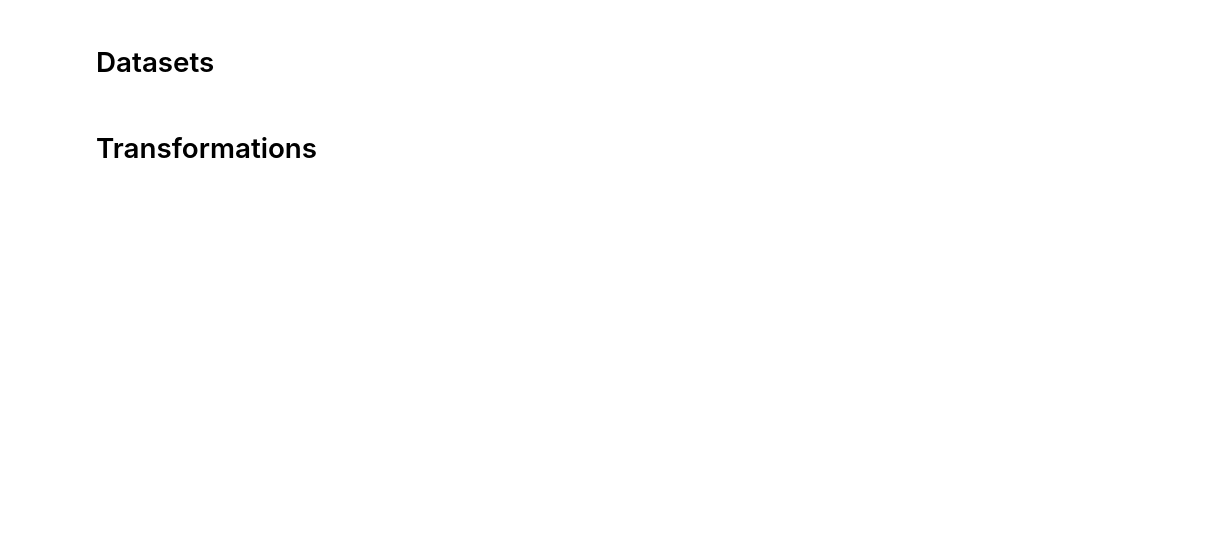
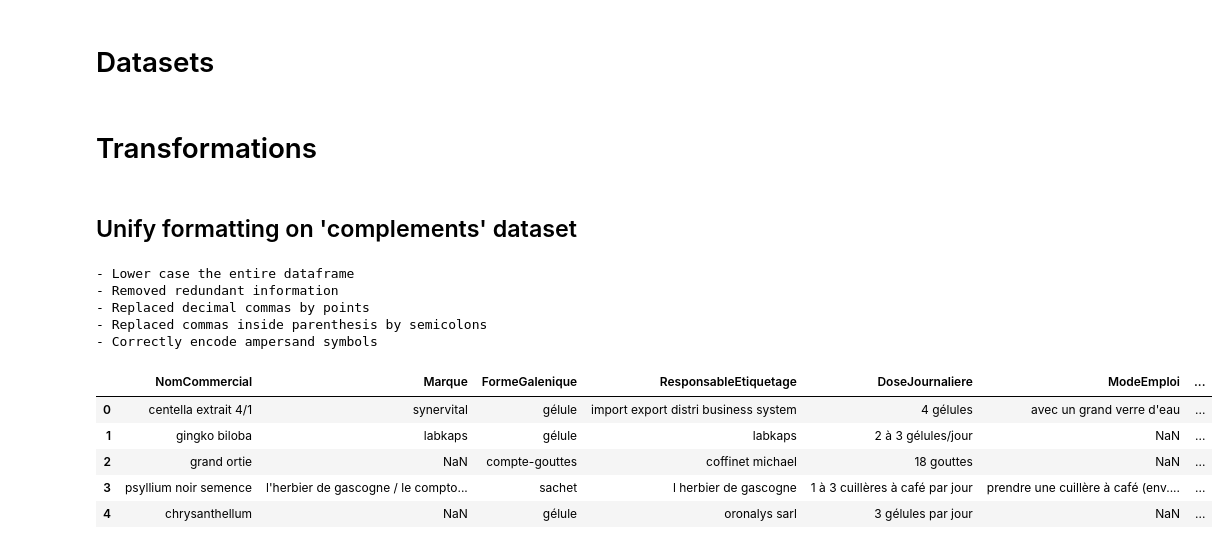
Before and after one commit to RamiroHR/hackathon_complements_alimentaires, a Jupyter notebook: Data_Transformation.ipynb, the cells around one changed output. Drawn from its saved outputs; the diff is of its cells as text; code cells hidden in the pictures; blank space fills up the shorter version.

```diff
--- a/Data_Transformation.ipynb
+++ b/Data_Transformation.ipynb
@@ -24,11 +27,44 @@ filenames = {'supplements' : 'liste-des-complements-alimentaires-declares.csv',
              'ingredients' : 'ingredients.csv',
              'plants' : 'plantes.csv',
              'microorganisms' : 'microorganismes.csv',
-             'substances' : 'substances.csv'}
+             'substances' : 'substances.csv',
+             'references_nutritionnelles' : 'Tables exploitables - RNP_AS.csv'}
 # %%
-df_complements = pd.read_csv(path_raw + filenames['supplements'], sep =';')
+## import all raw datasets
+df = {}
+df['complements'] = pd.read_csv(path_raw + filenames['supplements'], sep =';')
+df['ingredients'] = pd.read_csv(path_raw + filenames['ingredients'], header=0)
+df['plantes'] = pd.read_csv(path_raw + filenames['plants'], header=0)
+df['microorganismes'] = pd.read_csv(path_raw + filenames['microorganisms'], header=0)
+df['substances'] = pd.read_csv(path_raw + filenames['substances'], header=0)
+df['ref_nutritionelles'] = pd.read_csv(path_raw + filenames['references_nutritionnelles'])
 
-print(df_complements.shape)
-df_complements.head()
+# datasets = [df_complements, df_ingredients, df_plantes, df_microorganismes, df_substances, df_ref_nutritionelles]
 # %% [markdown]
 # Transformations
+# %% [markdown]
+## Unify formatting on 'complements' dataset
+# %%
+
+to_format = {
+            'lower_case' : True,
+            'remove_redundant_information' : True,
+            'replace_decimal_point' : True,
+            'replace_commas_in_parenthesis' : True,
+            'replace_ampersands' : True
+            }
+
+df['complements'] = dtf.apply_formatings(df['complements'], to_format, verbose = True)
+df['complements'].head()
+# %% [output]
+- Lower case the entire dataframe
+- Removed redundant information
+- Replaced decimal commas by points
+- Replaced commas inside parenthesis by semicolons
+- Correctly encode ampersand symbols
+|  | NomCommercial | Marque | FormeGalenique | ResponsableEtiquetage | DoseJournaliere | ModeEmploi | ... |
+| 0 | centella extrait 4/1 | synervital | gélule | import export distri business system | 4 gélules | avec un grand verre d'eau | ... |
+| 1 | gingko biloba | labkaps | gélule | labkaps | 2 à 3 gélules/jour | NaN | ... |
+| 2 | grand ortie | NaN | compte-gouttes | coffinet michael | 18 gouttes | NaN | ... |
+| 3 | psyllium noir semence | l'herbier de gascogne / le compto... | sachet | l herbier de gascogne | 1 à 3 cuillères à café par jour | prendre une cuillère à café (env.... | ... |
+| 4 | chrysanthellum | NaN | gélule | oronalys sarl | 3 gélules par jour | NaN | ... |
```
Also changed, not shown: parts of 8 cells of this notebook, 2 other files.
